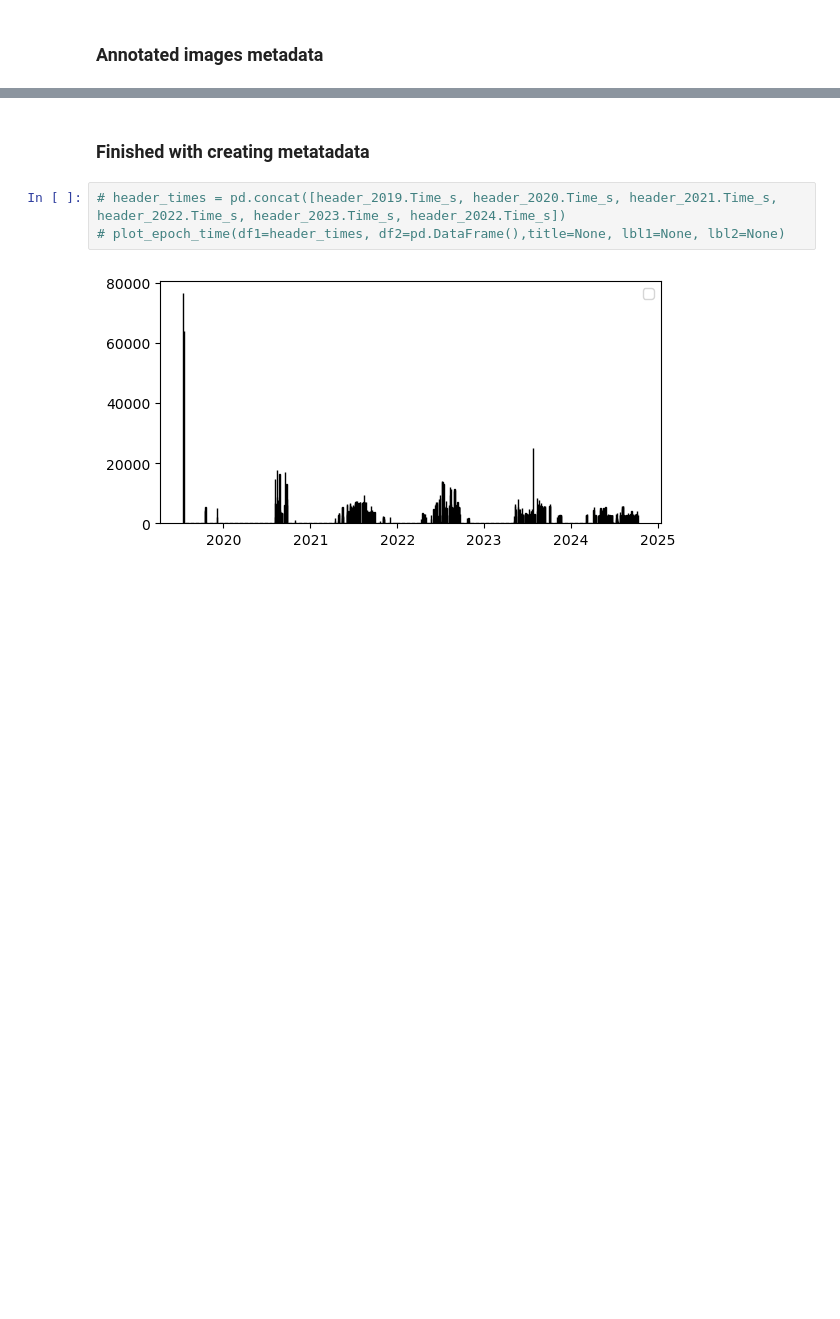
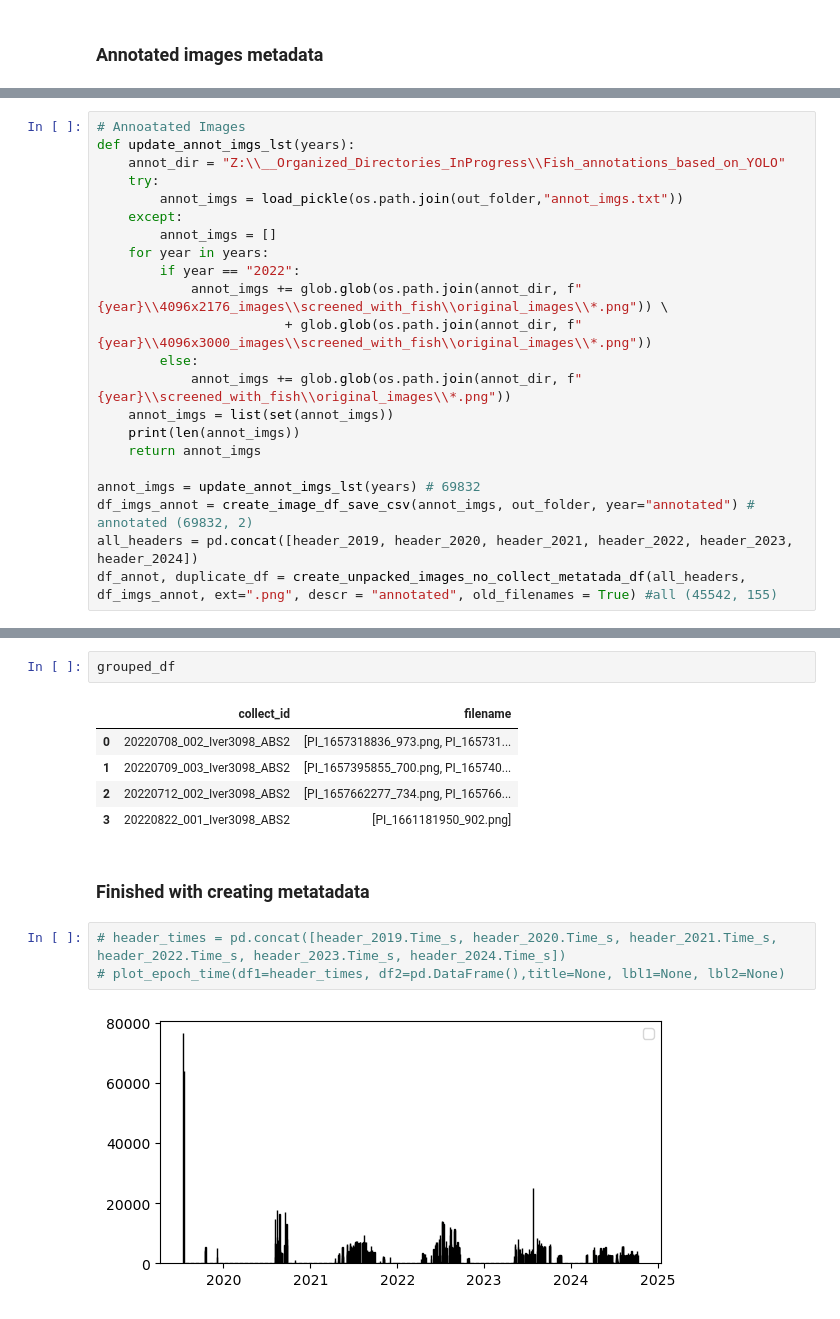
Before and after one commit to ajgeglio/Indexing-and-Slicing, a Jupyter notebook: IndexingHeaders.ipynb, the cells around one changed output, grey strips where cells are left out. Drawn from its saved outputs; the diff is of its cells as text; blank space fills up the shorter version.

```diff
--- a/IndexingHeaders.ipynb
+++ b/IndexingHeaders.ipynb
@@ -246,0 +189,22 @@ all (45542, 155)
+# %%
+# Annoatated Images
+def update_annot_imgs_lst(years):
+    annot_dir = "Z:\\__Organized_Directories_InProgress\\Fish_annotations_based_on_YOLO"
+    try:
+        annot_imgs = load_pickle(os.path.join(out_folder,"annot_imgs.txt"))
+    except:
+        annot_imgs = []
+    for year in years:
+        if year == "2022":
+            annot_imgs += glob.glob(os.path.join(annot_dir, f"{year}\\4096x2176_images\\screened_with_fish\\original_images\\*.png")) \
+                        + glob.glob(os.path.join(annot_dir, f"{year}\\4096x3000_images\\screened_with_fish\\original_images\\*.png"))
+        else:
+            annot_imgs += glob.glob(os.path.join(annot_dir, f"{year}\\screened_with_fish\\original_images\\*.png"))
+    annot_imgs = list(set(annot_imgs))
+    print(len(annot_imgs))
+    return annot_imgs
+
+annot_imgs = update_annot_imgs_lst(years) # 69832
+df_imgs_annot = create_image_df_save_csv(annot_imgs, out_folder, year="annotated") # annotated (69832, 2)
+all_headers = pd.concat([header_2019, header_2020, header_2021, header_2022, header_2023, header_2024])
+df_annot, duplicate_df = create_unpacked_images_no_collect_metatada_df(all_headers, df_imgs_annot, ext=".png", descr = "annotated", old_filenames = True) #all (45542, 155)
@@ -247,3 +264,11 @@ all (45542, 155)
+# %%
+grouped_df
+# %% [output]
+|  | collect_id | filename |
+| 0 | 20220708_002_Iver3098_ABS2 | [PI_1657318836_973.png, PI_165731... |
+| 1 | 20220709_003_Iver3098_ABS2 | [PI_1657395855_700.png, PI_165740... |
+| 2 | 20220712_002_Iver3098_ABS2 | [PI_1657662277_734.png, PI_165766... |
+| 3 | 20220822_001_Iver3098_ABS2 | [PI_1661181950_902.png] |
 # %% [markdown]
 ### Finished with creating metatadata
 # %%
```
Also changed, not shown: parts of 16 cells of this notebook, 5 other files.
